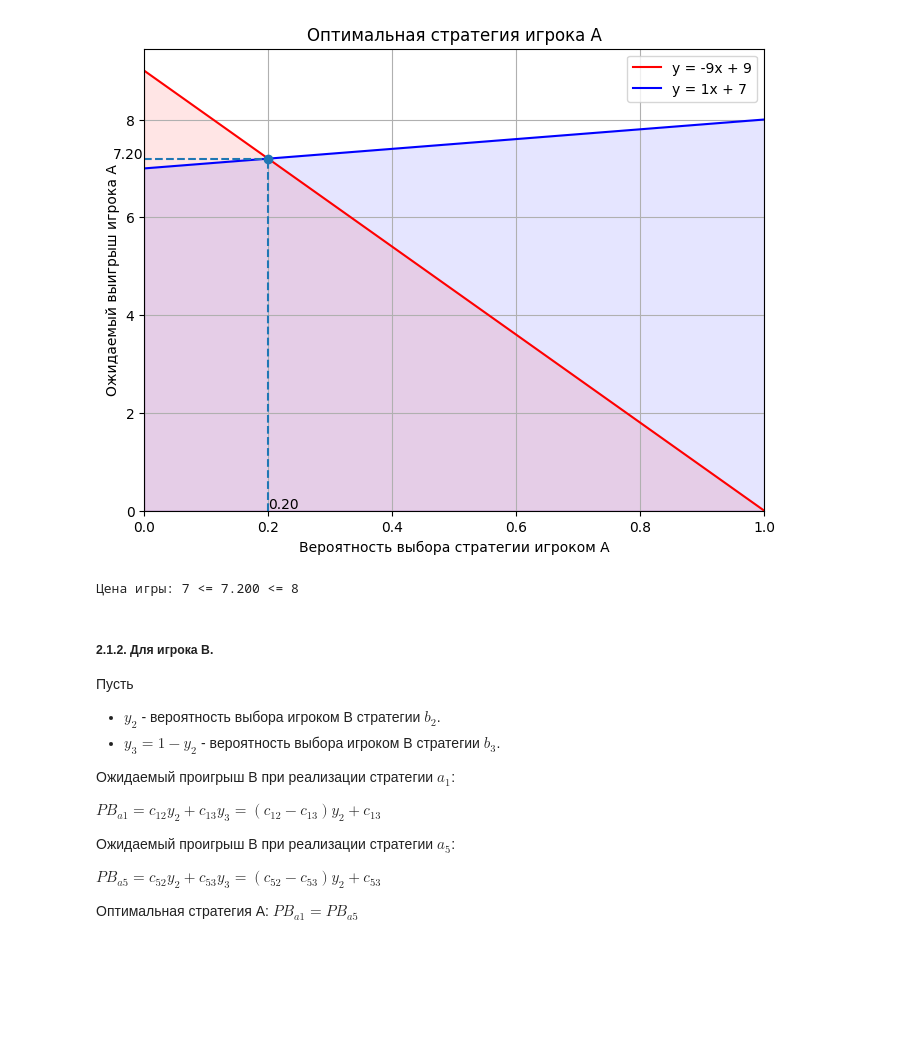
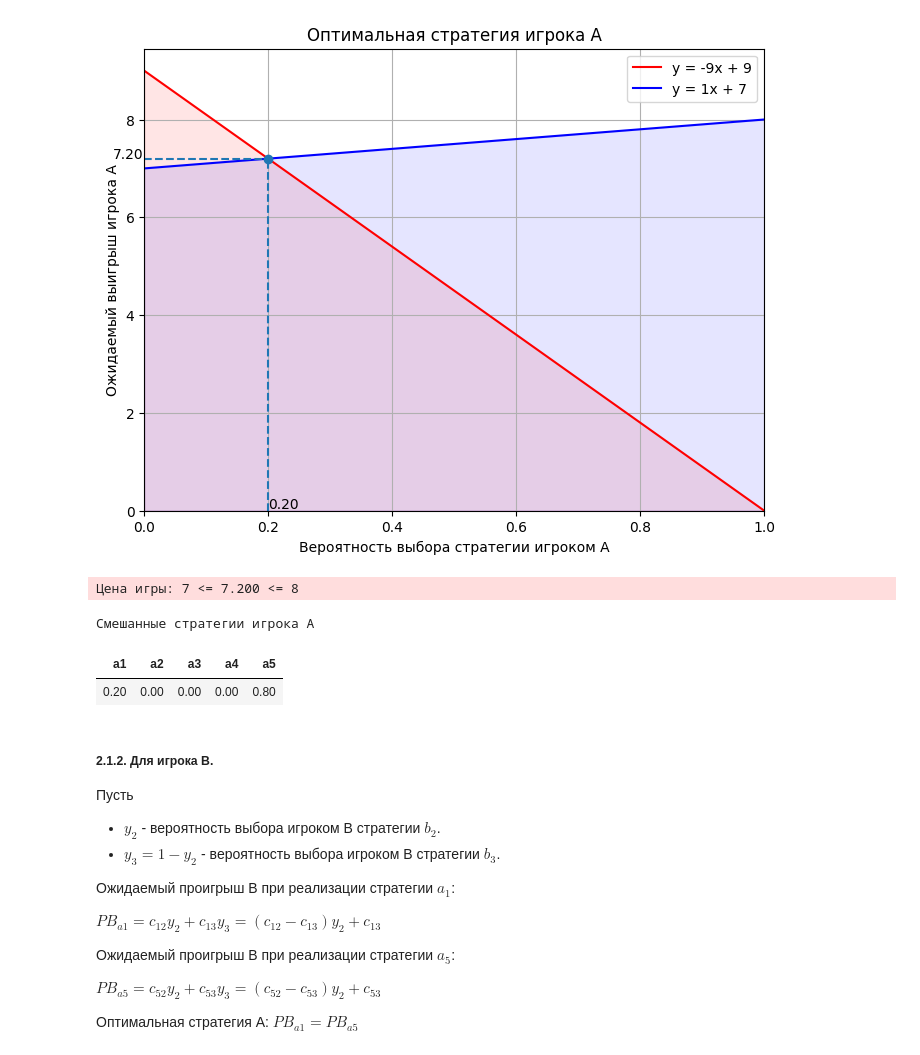
Before and after one commit to aaaaaaaalesha/10-game_theory, a Jupyter notebook: game_theory/introduction_rgz_01/rgz.ipynb, the cells around one changed output. Drawn from its saved outputs; the diff is of its cells as text; code cells hidden in the pictures; blank space fills up the shorter version.

Commit message:
feat(rgz): correct solve and mixed strategies representation added

```diff
--- a/game_theory/introduction_rgz_01/rgz.ipynb
+++ b/game_theory/introduction_rgz_01/rgz.ipynb
@@ -223,17 +224,20 @@ plt.grid(True)
 [figure]
 # %%
 # Смешанные стратегии игрока A и цена игры.
-_, lowest_game_price = reduced_game.lowest_game_price
-_, highest_game_price = reduced_game.highest_game_price
-resulted_game_price = y_intersect
-
-assert lowest_game_price <= resulted_game_price <= highest_game_price
-print(f"Цена игры: {lowest_game_price} <= {resulted_game_price:.3f} <= {highest_game_price}")
-# TODO: расставить стратегии по местам [0.2, 0, 0, 0, 0.8]
-# print(f"Оптимальная смешанная стратегия игрока A:\n"
-#       f"{}")
+assert check_resulted_game_price(reduced_game, y_intersect)
+get_resulted_mixed_strategies(
+    player_labels=game_matrix.player_a_strategy_labels,
+    labels_to_probability=dict(zip(
+        reduced_game.player_a_strategy_labels,
+        [x_intersect, 1 - x_intersect],
+    )),
+    player_name="A",
+)
 # %% [output]
 Цена игры: 7 <= 7.200 <= 8
+Смешанные стратегии игрока A
+| a1 | a2 | a3 | a4 | a5 |
+| 0.20 | 0.00 | 0.00 | 0.00 | 0.80 |
 # %% [markdown]
 ##### 2.1.2. Для игрока B.
 Пусть
```
Also changed, not shown: parts of 4 cells of this notebook, 4 other files.
